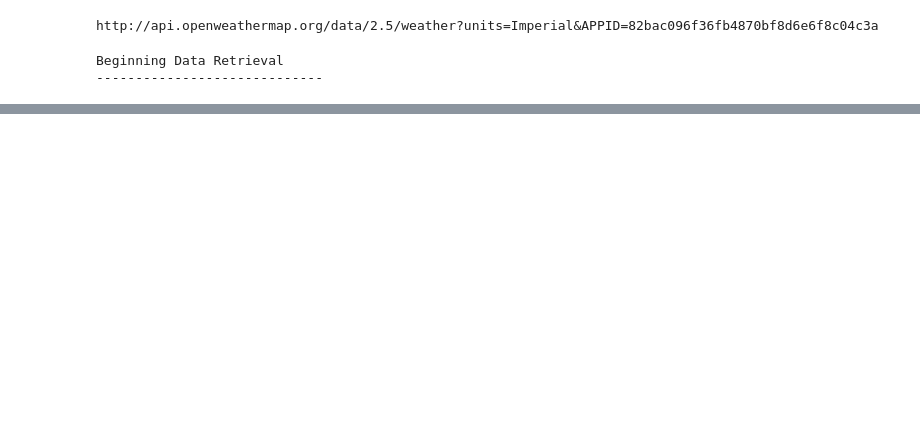
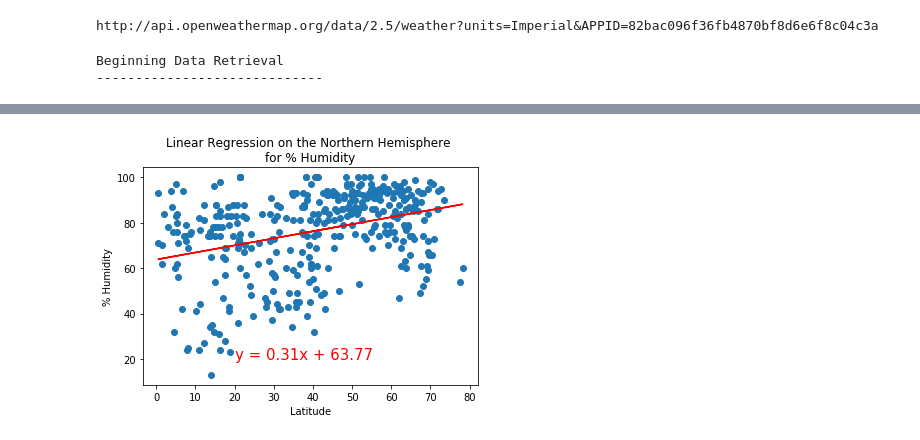
Before and after one commit to juan-mpn/World_Weather_Analysis, a Jupyter notebook: WeatherPy.ipynb, the cells around one changed output, grey strips where cells are left out. Drawn from its saved outputs; the diff is of its cells as text; code cells hidden in the pictures; blank space fills up the shorter version.

```diff
--- a/WeatherPy.ipynb
+++ b/WeatherPy.ipynb
@@ -310,0 +397,12 @@ plt.show()
+# %%
+# Linear regression on the Northern Hemisphere
+cvalue = 'Humidity'
+clabel = '% ' + cvalue
+x_values = northern_hemi_df["Lat"]
+y_values = northern_hemi_df[cvalue]
+# Call the function.
+plot_linear_regression(x_values, y_values,
+                       'Linear Regression on the Northern Hemisphere \nfor '+clabel,
+                       clabel,(20,20))
+# %% [output]
+[figure, added]
```
Also changed, not shown: parts of 25 cells of this notebook, 6 other files.
